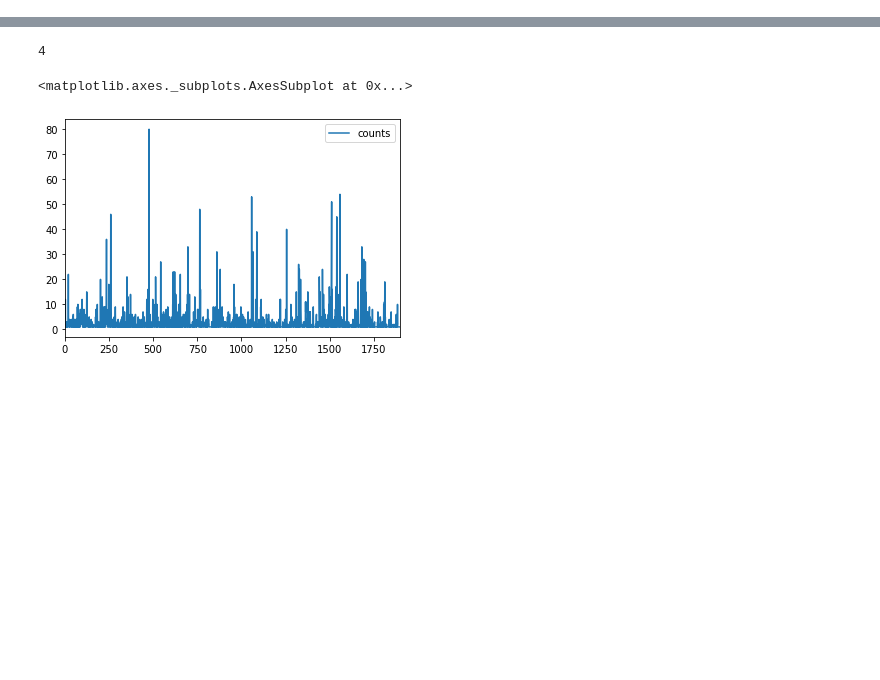
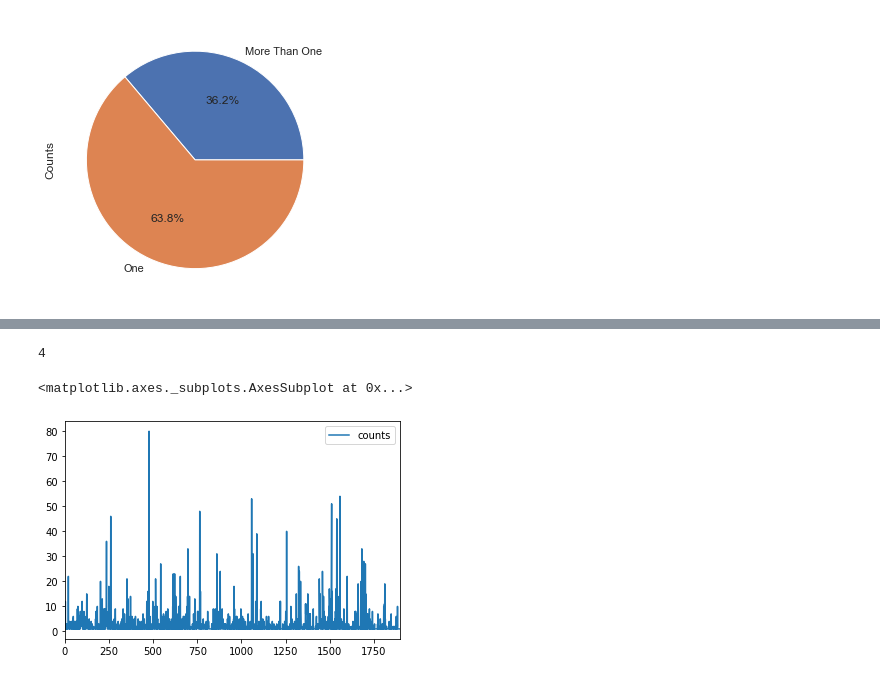
Before and after one commit to Carlene/youtube_trending, a Jupyter notebook: trending_creators.ipynb, the cells around one changed output, grey strips where cells are left out. Drawn from its saved outputs; the diff is of its cells as text; code cells hidden in the pictures; blank space fills up the shorter version.

```diff
--- a/trending_creators.ipynb
+++ b/trending_creators.ipynb
@@ -50,0 +107,6 @@ US_channel_counts = US_trending.groupby(['channel_title']).size().reset_index(na
+# %%
+test_counts = pd.DataFrame({'Counts': [686, 1211]}, index=['More Than One', 'One'])
+test_counts
+test_counts.plot.pie(y="Counts", figsize=(5, 5), autopct='%1.1f%%').get_legend().remove()
+# %% [output]
+[figure, added]
```
Also changed, not shown: parts of 19 cells of this notebook.
